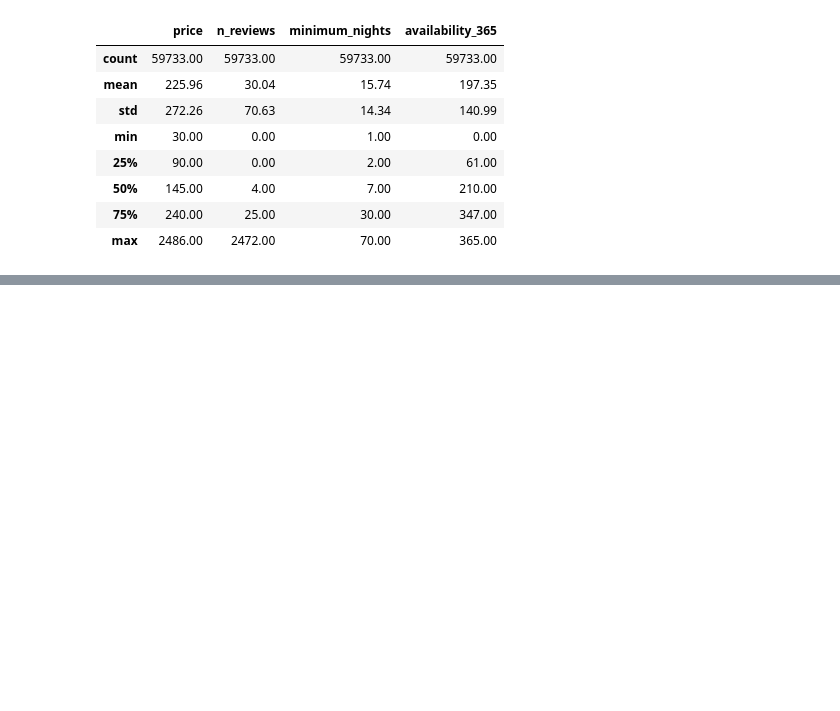
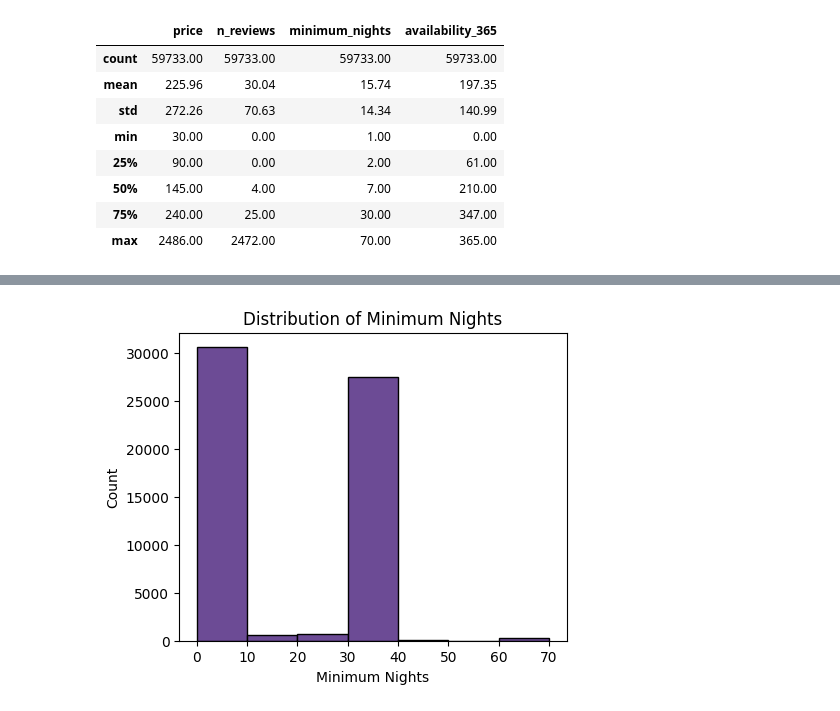
Before and after one commit to SameeckBhatia/Airbnb-ML-Economist, a Jupyter notebook: la_airbnb.ipynb, the cells around one changed output, grey strips where cells are left out. Saved outputs shown, nothing was run; the diff lists cells and outputs as text; code cells hidden in the pictures; blank space fills up the shorter version.

```diff
--- a/la_airbnb.ipynb
+++ b/la_airbnb.ipynb
@@ -111,0 +151,15 @@ cleaned_df[cols].describe().round(2)
+# %%
+# Plotting
+fig, ax = plt.subplots(figsize=(5, 4))
+ax.hist(cleaned_df["minimum_nights"], bins=bin_interval(0, 70, 10),
+        edgecolor=edge, color=fill)
+
+# Formatting
+ax.set_xticks(bin_interval(0, 70, 10))
+ax.set_title("Distribution of Minimum Nights")
+ax.set_xlabel("Minimum Nights")
+ax.set_ylabel("Count")
+
+plt.show()
+# %% [output]
+[figure, added]
```
Also changed, not shown: parts of 6 cells of this notebook.
